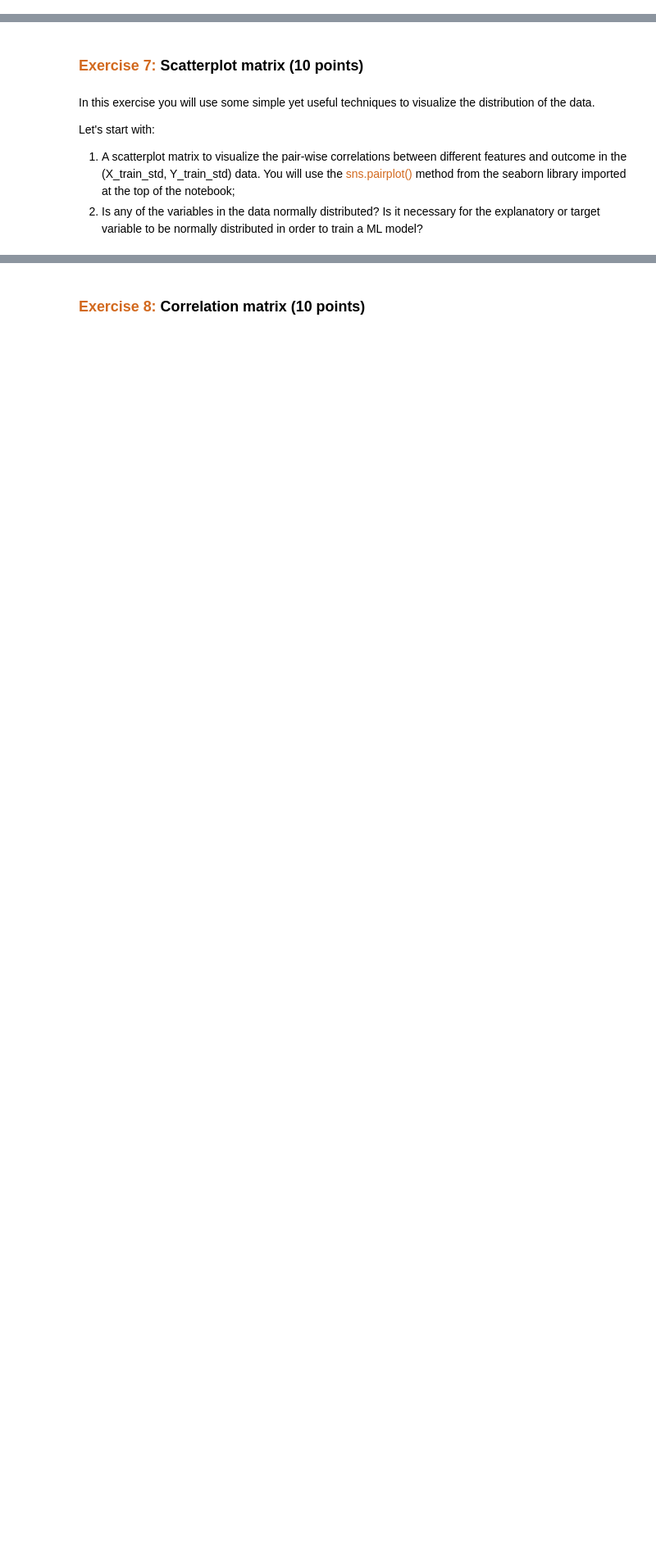
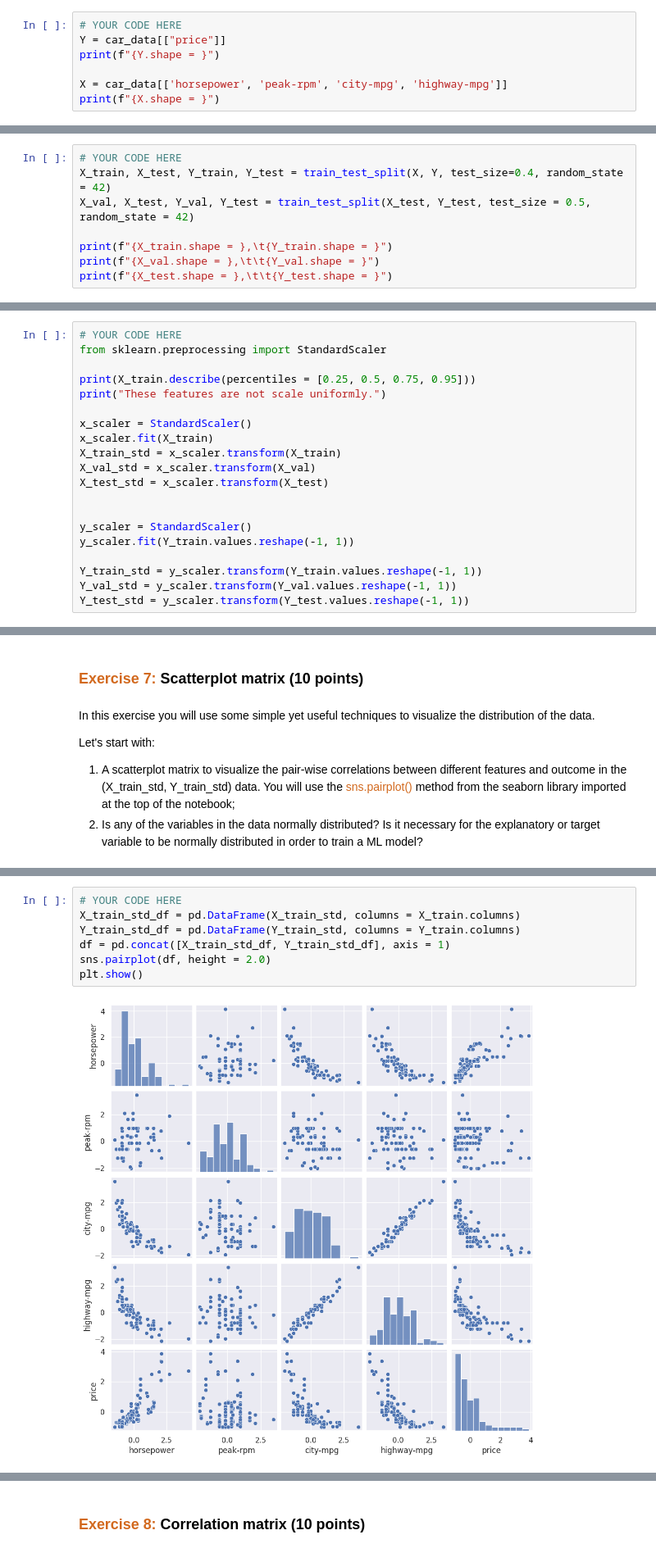
Before and after one commit to ming-berkeley/ds207_assignments, a Jupyter notebook: 03 Linear Regression with Tensorflow.ipynb, the cells around one changed output, grey strips where cells are left out. Shown at 82% size. Saved outputs shown, nothing was run; the diff lists cells and outputs as text; blank space fills up the shorter version.

```diff
--- a/03 Linear Regression with Tensorflow.ipynb
+++ b/03 Linear Regression with Tensorflow.ipynb
@@ -102,0 +173,7 @@ Create two dataframes as follows:
+# %%
+# YOUR CODE HERE
+Y = car_data[["price"]]
+print(f"{Y.shape = }")
+
+X = car_data[['horsepower', 'peak-rpm', 'city-mpg', 'highway-mpg']]
+print(f"{X.shape = }")
@@ -112,0 +191,8 @@ Note: The validation set is crucial for evaluating different hyperparameter conf
+# %%
+# YOUR CODE HERE
+X_train, X_test, Y_train, Y_test = train_test_split(X, Y, test_size=0.4, random_state = 42)
+X_val, X_test, Y_val, Y_test = train_test_split(X_test, Y_test, test_size = 0.5, random_state = 42)
+
+print(f"{X_train.shape = },\t{Y_train.shape = }")
+print(f"{X_val.shape = },\t\t{Y_val.shape = }")
+print(f"{X_test.shape = },\t\t{Y_test.shape = }")
@@ -124,0 +213,20 @@ With this concept in mind, complete the following tasks:
+# %%
+# YOUR CODE HERE
+from sklearn.preprocessing import StandardScaler
+
+print(X_train.describe(percentiles = [0.25, 0.5, 0.75, 0.95]))
+print("These features are not scale uniformly.")
+
+x_scaler = StandardScaler()
+x_scaler.fit(X_train)
+X_train_std = x_scaler.transform(X_train)
+X_val_std = x_scaler.transform(X_val)
+X_test_std = x_scaler.transform(X_test)
+
+
+y_scaler = StandardScaler()
+y_scaler.fit(Y_train.values.reshape(-1, 1))
+
+Y_train_std = y_scaler.transform(Y_train.values.reshape(-1, 1))
+Y_val_std = y_scaler.transform(Y_val.values.reshape(-1, 1))
+Y_test_std = y_scaler.transform(Y_test.values.reshape(-1, 1))
@@ -140,0 +259,9 @@ Let's start with:
+# %%
+# YOUR CODE HERE
+X_train_std_df = pd.DataFrame(X_train_std, columns = X_train.columns)
+Y_train_std_df = pd.DataFrame(Y_train_std, columns = Y_train.columns)
+df = pd.concat([X_train_std_df, Y_train_std_df], axis = 1)
+sns.pairplot(df, height = 2.0)
+plt.show()
+# %% [output]
+[figure, added]
```
Also changed, not shown: parts of 17 cells of this notebook.
